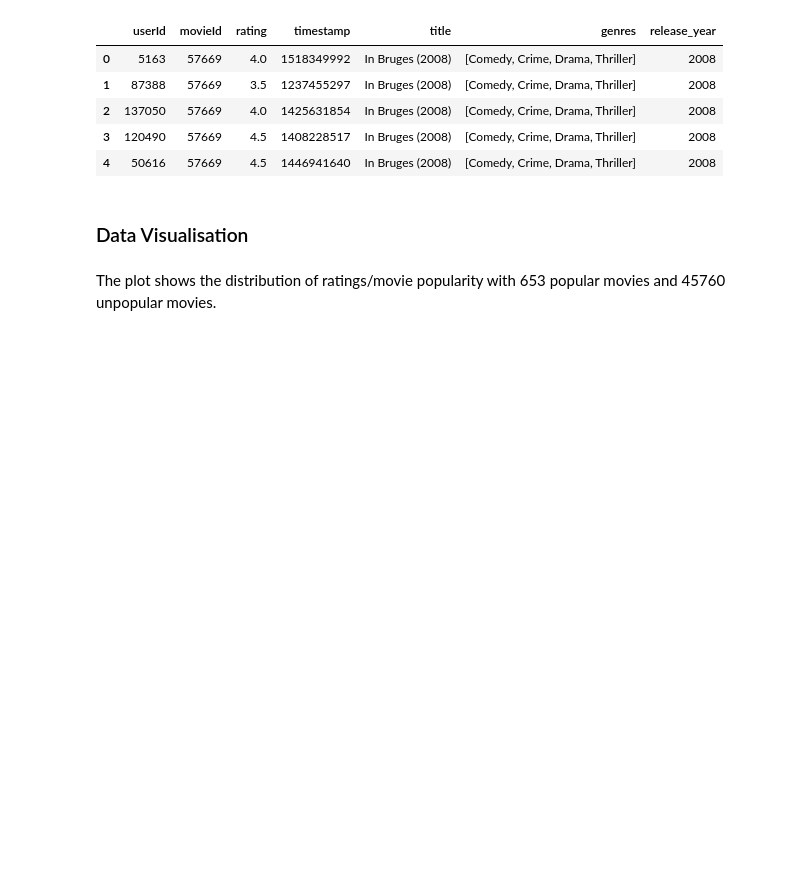
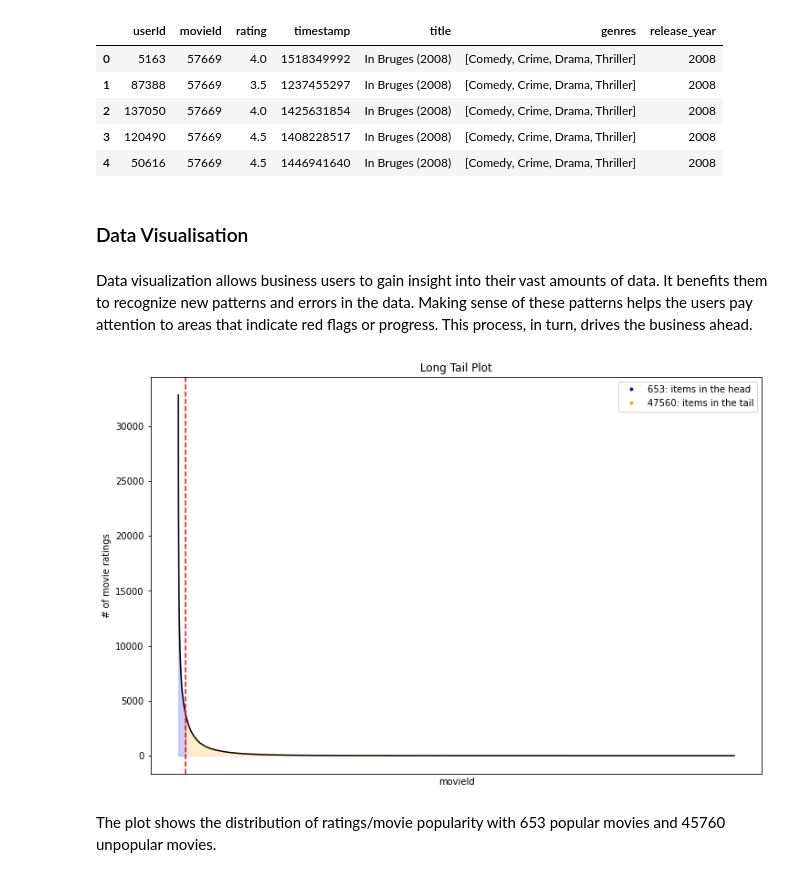
Before and after one commit to Explore-AI/unsupervised-predict-streamlit-template, a Jupyter notebook: Team_14 notebook.ipynb, the cells around one changed output. Cells and saved outputs as stored; diff of their text form; code cells hidden in the pictures; blank space fills up the shorter version.

```diff
--- a/Team_14 notebook.ipynb
+++ b/Team_14 notebook.ipynb
@@ -594,13 +625,17 @@ data.head()
 | 4 | 50616 | 57669 | 4.5 | 1446941640 | In Bruges (2008) | [Comedy, Crime, Drama, Thriller] | 2008 |
 # %% [markdown]
 ### Data Visualisation
+# %% [markdown]
+Data visualization allows business users to gain insight into their vast amounts of data. It benefits them to recognize new patterns and errors in the data. Making sense of these patterns helps the users pay attention to areas that indicate red flags or progress. This process, in turn, drives the business ahead.
 # %%
-#fig = plt.figure(figsize=(12, 8))
-#recmetrics.long_tail_plot(df=data,
-#            item_id_column="movieId",
-#             interaction_type="movie ratings",
-#            percentage=0.5,
-#            x_labels=False)
+fig = plt.figure(figsize=(12, 8))
+recmetrics.long_tail_plot(df=data,
+            item_id_column="movieId",
+             interaction_type="movie ratings",
+           percentage=0.5,
+           x_labels=False)
+# %% [output]
+[figure, added]
 # %% [markdown]
 The plot shows the distribution of ratings/movie popularity with 653 popular movies and 45760 unpopular movies.
 # %% [markdown]
```
Also changed, not shown: parts of 31 cells of this notebook.
